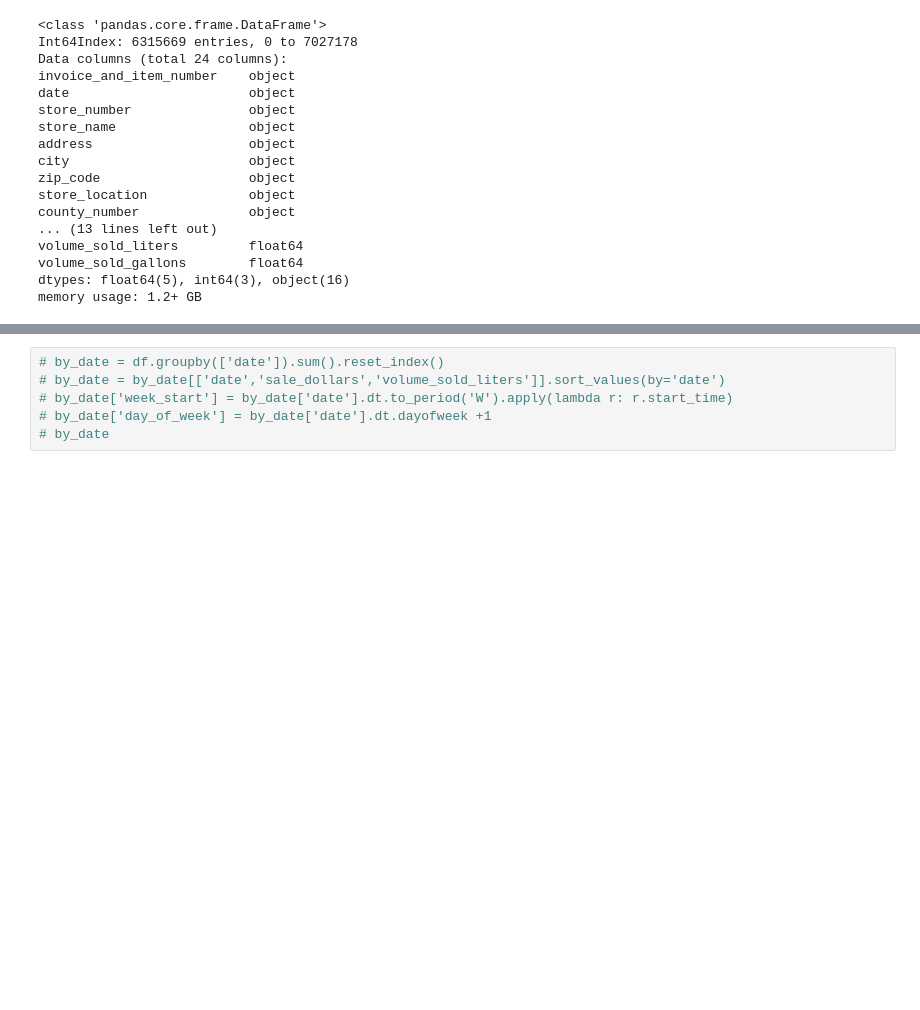
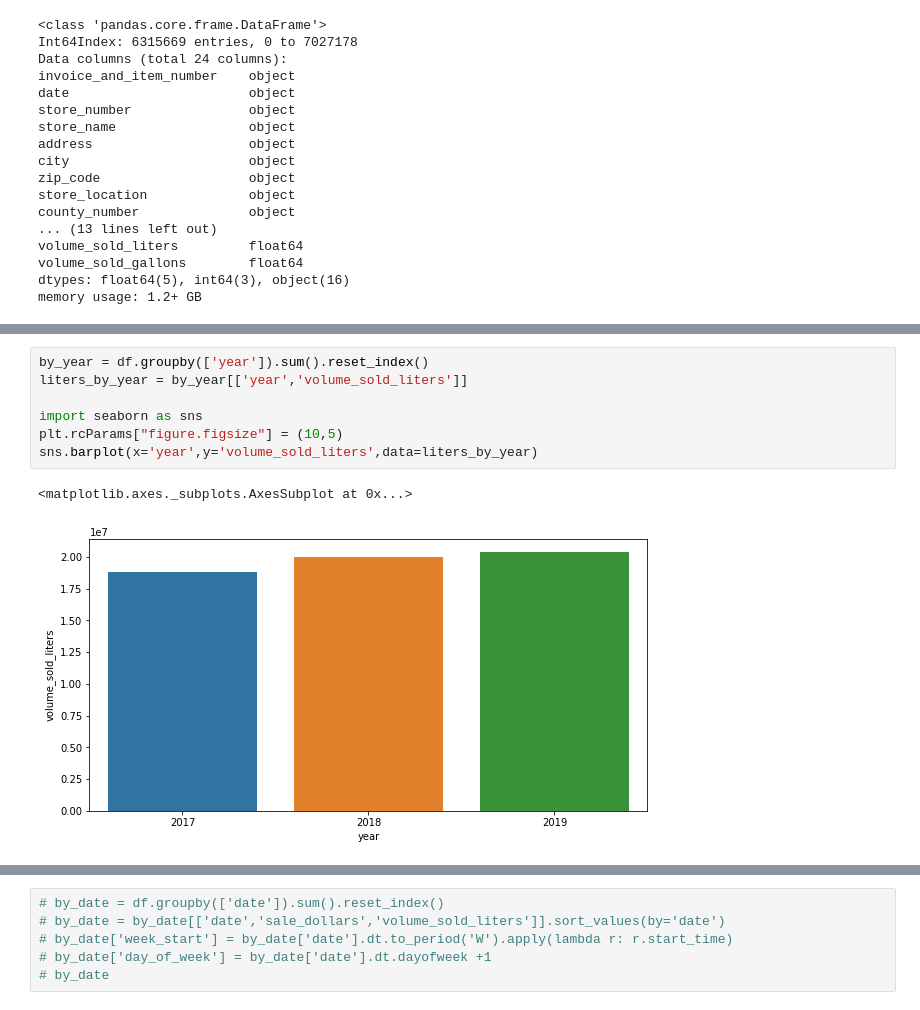
Before and after one commit to polesh21/iowa_liquor_sales, a Jupyter notebook: EDA_iowa.ipynb, the cells around one changed output, grey strips where cells are left out. Cells and saved outputs as stored; diff of their text form; blank space fills up the shorter version.

```diff
--- a/EDA_iowa.ipynb
+++ b/EDA_iowa.ipynb
@@ -101,3 +106,13 @@ df
+# %%
+by_year = df.groupby(['year']).sum().reset_index()
+liters_by_year = by_year[['year','volume_sold_liters']]
+
+import seaborn as sns
+plt.rcParams["figure.figsize"] = (10,5)
+sns.barplot(x='year',y='volume_sold_liters',data=liters_by_year)
+# %% [output]
+<matplotlib.axes._subplots.AxesSubplot at 0x...>
+[figure, added]
 # %%
 by_month = df.groupby(['month']).sum().reset_index()
 liters_by_month = by_month[['month','volume_sold_liters']]
```
Also changed, not shown: parts of 10 cells of this notebook.
